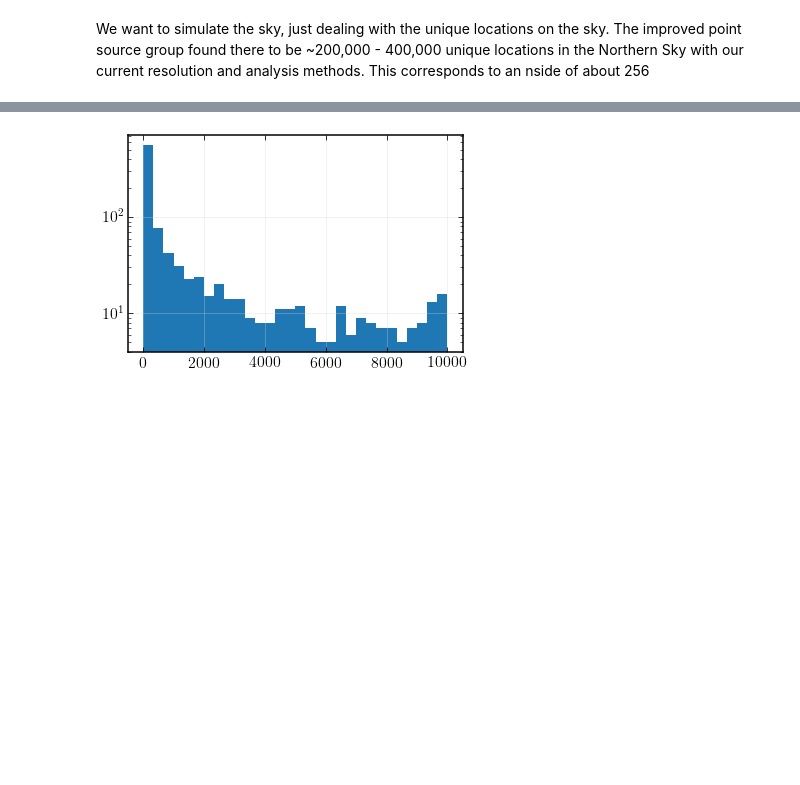
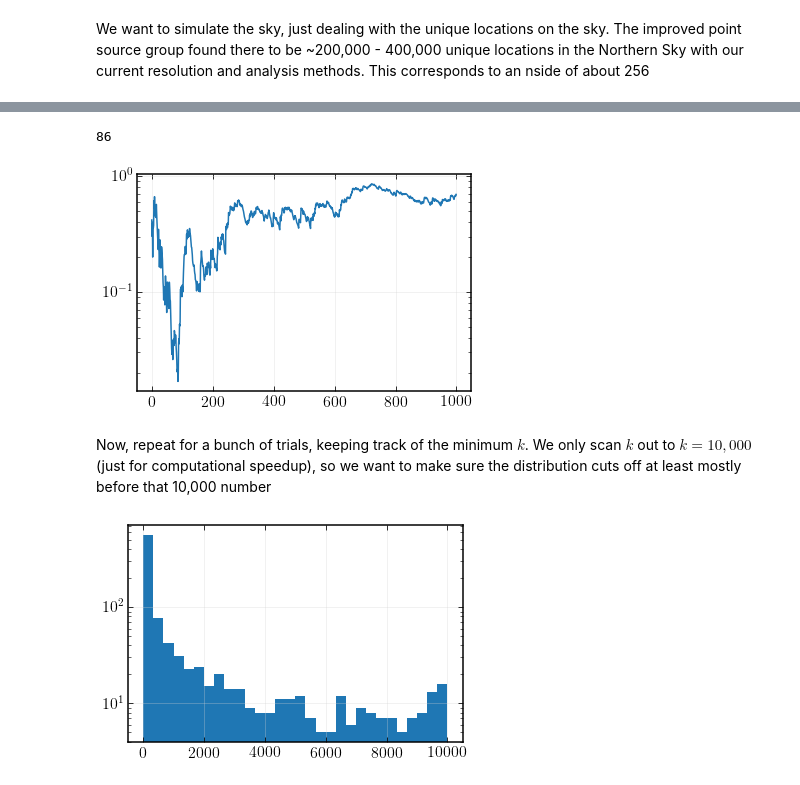
Before and after one commit to apizzuto/All_sky_scan_vs_self_triggered, a Jupyter notebook: All Sky Scans vs Self Triggered analyses.ipynb, the cells around one changed output, grey strips where cells are left out. Saved outputs shown, nothing was run; the diff lists cells and outputs as text; code cells hidden in the pictures; blank space fills up the shorter version.

```diff
--- a/All Sky Scans vs Self Triggered analyses.ipynb
+++ b/All Sky Scans vs Self Triggered analyses.ipynb
@@ -75 +42,11 @@ def run_full_binom_trials(num=1, nside=256, df=2, return_num=False):
+# %%
+p, sc = stas.get_one_scan()
+plt.plot(sc[:1000])
+plt.yscale('log')
+print(np.argmin(sc))
+# %% [output]
+86
+[figure, added]
+# %% [markdown]
+Now, repeat for a bunch of trials, keeping track of the minimum $k$. We only scan $k$ out to $k=10,000$ (just for computational speedup), so we want to make sure the distribution cuts off at least mostly before that 10,000 number
 # %%
```
Also changed, not shown: parts of 22 cells of this notebook.
